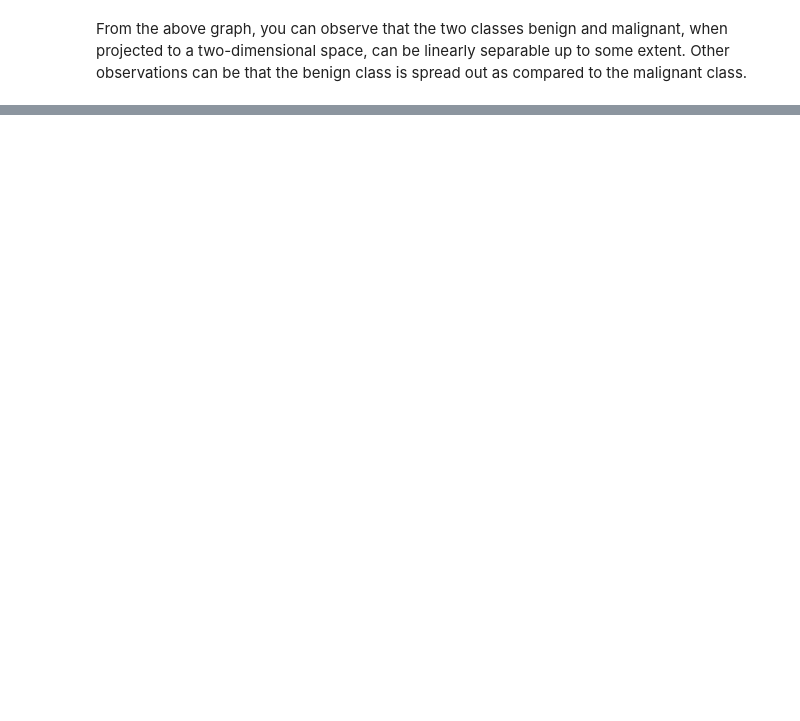
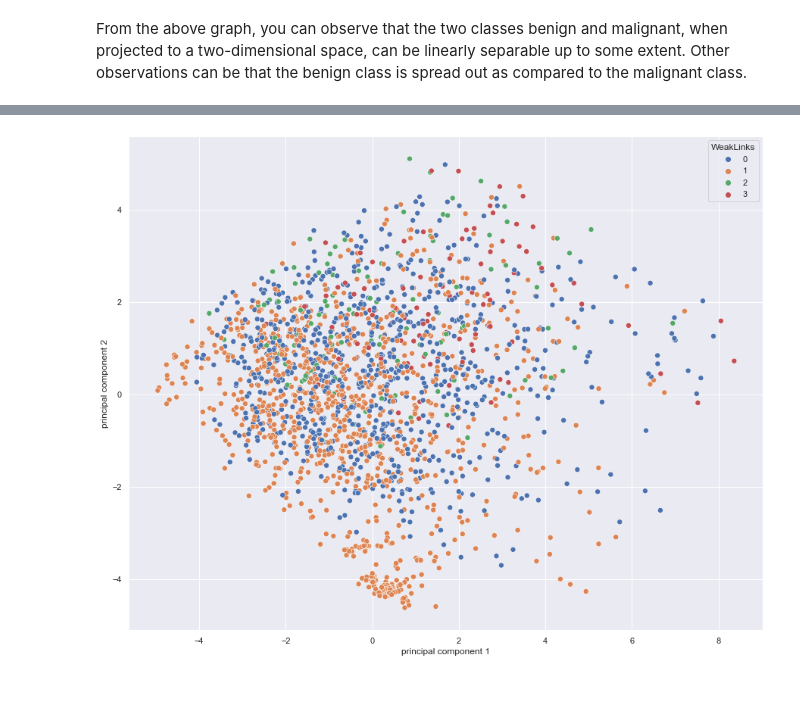
Before and after one commit to digitacs/4dv652-ml, a Jupyter notebook: notebooks/assignment8/mf223mp_pca.ipynb, the cells around one changed output, grey strips where cells are left out. Saved outputs shown, nothing was run; the diff lists cells and outputs as text; code cells hidden in the pictures; blank space fills up the shorter version.

```diff
--- a/notebooks/assignment8/mf223mp_pca.ipynb
+++ b/notebooks/assignment8/mf223mp_pca.ipynb
@@ -110,0 +129,6 @@ From the above graph, you can observe that the two classes benign and malignant,
+# %%
+X = data_left_right.drop(columns=["WeakLinks"])
+y = data_left_right["WeakLinks"]
+
+X = StandardScaler().fit_transform(X)
+X.shape
@@ -110,0 +155,7 @@ From the above graph, you can observe that the two classes benign and malignant,
+# %%
+pca_data = PCA(n_components=2)
+principalComponents_data = pca_data.fit_transform(X)
+# %%
+principal_data_Df = pd.DataFrame(data = principalComponents_data
+             , columns = ['principal component 1', 'principal component 2'])
+principal_data_Df.tail()
@@ -110,0 +173,3 @@ From the above graph, you can observe that the two classes benign and malignant,
+# %%
+principal_data = pd.concat([principal_data_Df, data_left_right["WeakLinks"]], axis = 1)
+principal_data
@@ -110,0 +190,8 @@ From the above graph, you can observe that the two classes benign and malignant,
+# %%
+fig = plt.figure(figsize = (15,12))
+sns.scatterplot(data=principal_data, x="principal component 1", y="principal component 2", hue="WeakLinks", palette="deep",s = 50)
+plt.show()
+# %% [output]
+[figure, added]
+# %% [markdown]
+#
```
Also changed, not shown: parts of 19 cells of this notebook, 1 other file.
